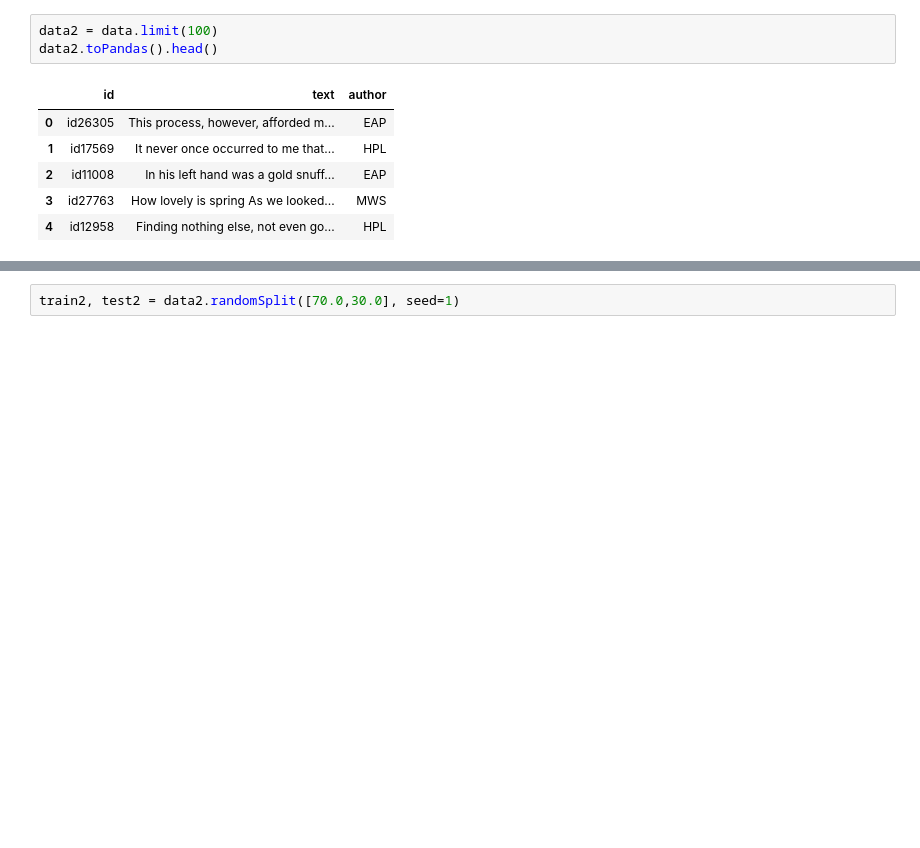
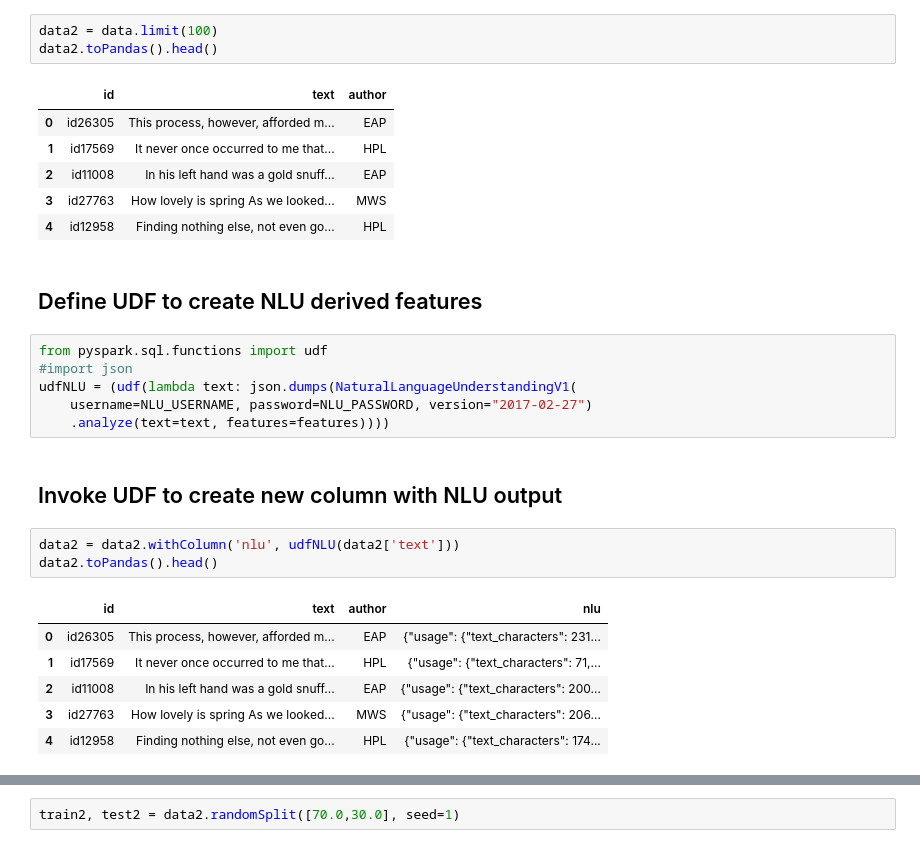
Before and after one commit to hackerguy/SpookyAuthorIdentification, a Jupyter notebook: SpookyAuthorIdentificationNLU.ipynb, the cells around one changed output, grey strips where cells are left out. Cells and saved outputs as stored; diff of their text form; blank space fills up the shorter version.

```diff
--- a/SpookyAuthorIdentificationNLU.ipynb
+++ b/SpookyAuthorIdentificationNLU.ipynb
@@ -409,3 +417,23 @@ data2.toPandas().head()
 | 2 | id11008 | In his left hand was a gold snuff... | EAP |
 | 3 | id27763 | How lovely is spring As we looked... | MWS |
 | 4 | id12958 | Finding nothing else, not even go... | HPL |
+# %% [markdown]
+## Define UDF to create NLU derived features
+# %%
+from pyspark.sql.functions import udf
+#import json
+udfNLU = (udf(lambda text: json.dumps(NaturalLanguageUnderstandingV1(
+    username=NLU_USERNAME, password=NLU_PASSWORD, version="2017-02-27")
+    .analyze(text=text, features=features))))
+# %% [markdown]
+## Invoke UDF to create new column with NLU output
+# %%
+data2 = data2.withColumn('nlu', udfNLU(data2['text']))
+data2.toPandas().head()
+# %% [output]
+|  | id | text | author | nlu |
+| 0 | id26305 | This process, however, afforded m... | EAP | {"usage": {"text_characters": 231... |
+| 1 | id17569 | It never once occurred to me that... | HPL | {"usage": {"text_characters": 71,... |
+| 2 | id11008 | In his left hand was a gold snuff... | EAP | {"usage": {"text_characters": 200... |
+| 3 | id27763 | How lovely is spring As we looked... | MWS | {"usage": {"text_characters": 206... |
+| 4 | id12958 | Finding nothing else, not even go... | HPL | {"usage": {"text_characters": 174... |
```
Also changed, not shown: parts of 47 cells of this notebook.
